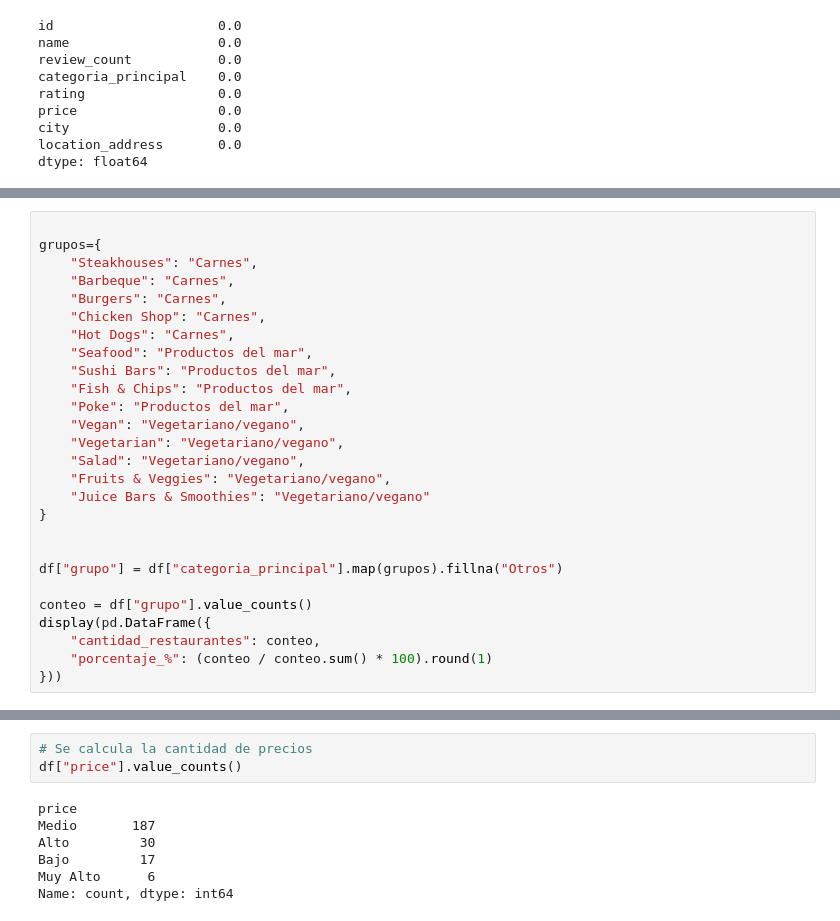
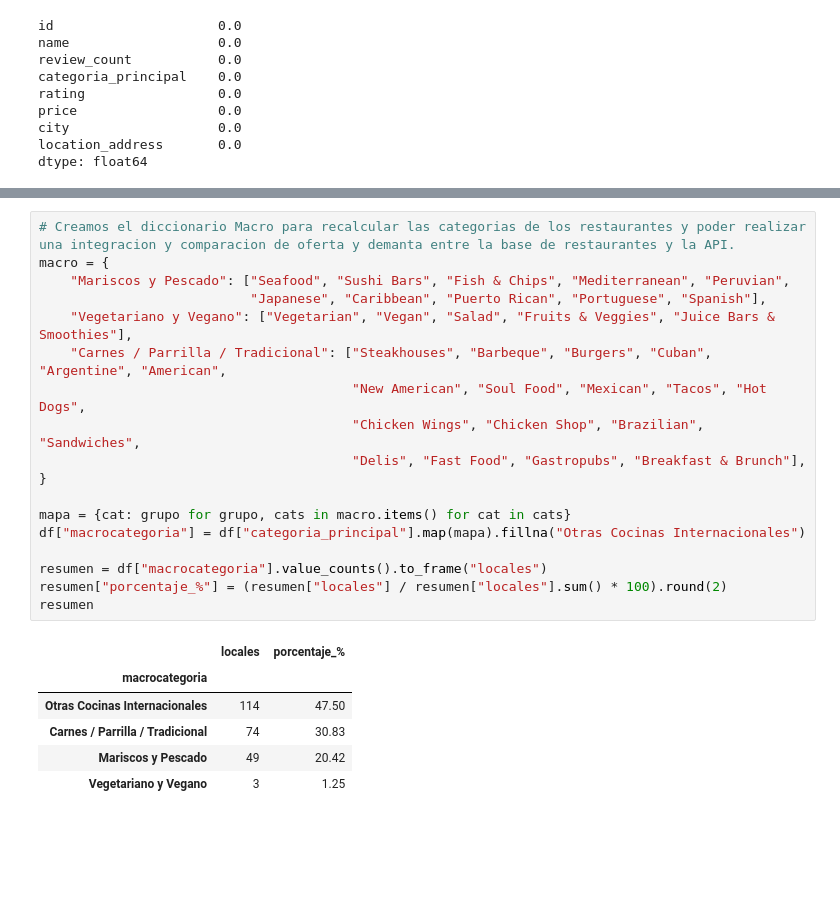
Before and after one commit to juliansella2-jpg/ProyectoM1_JulianMarin, a Jupyter notebook: Avances-Notebooks/avance2Apiyeld_JulianMarin.ipynb, the cells around one changed output, grey strips where cells are left out. Drawn from its saved outputs; the diff is of its cells as text; blank space fills up the shorter version.

```diff
--- a/Avances-Notebooks/avance2Apiyeld_JulianMarin.ipynb
+++ b/Avances-Notebooks/avance2Apiyeld_JulianMarin.ipynb
@@ -541,27 +511,0 @@ display(pd.DataFrame({
-# %%
-
-grupos={
-    "Steakhouses": "Carnes",
-    "Barbeque": "Carnes",
-    "Burgers": "Carnes",
-    "Chicken Shop": "Carnes",
-    "Hot Dogs": "Carnes",
-    "Seafood": "Productos del mar",
-    "Sushi Bars": "Productos del mar",
-    "Fish & Chips": "Productos del mar",
-    "Poke": "Productos del mar",
-    "Vegan": "Vegetariano/vegano",
-    "Vegetarian": "Vegetariano/vegano",
-    "Salad": "Vegetariano/vegano",
-    "Fruits & Veggies": "Vegetariano/vegano",
-    "Juice Bars & Smoothies": "Vegetariano/vegano"
-}
-
-
-df["grupo"] = df["categoria_principal"].map(grupos).fillna("Otros")
-
-conteo = df["grupo"].value_counts()
-display(pd.DataFrame({
-    "cantidad_restaurantes": conteo,
-    "porcentaje_%": (conteo / conteo.sum() * 100).round(1)
-}))
@@ -575,10 +512,25 @@ display(pd.DataFrame({
-# %%
-# Se calcula la cantidad de precios
-df["price"].value_counts()
-# %% [output]
-price
-Medio       187
-Alto         30
-Bajo         17
-Muy Alto      6
-Name: count, dtype: int64
+# %%
+# Creamos el diccionario Macro para recalcular las categorias de los restaurantes y poder realizar una integracion y comparacion de oferta y demanta entre la base de restaurantes y la API.
+macro = {
+    "Mariscos y Pescado": ["Seafood", "Sushi Bars", "Fish & Chips", "Mediterranean", "Peruvian",
+                           "Japanese", "Caribbean", "Puerto Rican", "Portuguese", "Spanish"],
+    "Vegetariano y Vegano": ["Vegetarian", "Vegan", "Salad", "Fruits & Veggies", "Juice Bars & Smoothies"],
+    "Carnes / Parrilla / Tradicional": ["Steakhouses", "Barbeque", "Burgers", "Cuban", "Argentine", "American",
+                                        "New American", "Soul Food", "Mexican", "Tacos", "Hot Dogs",
+                                        "Chicken Wings", "Chicken Shop", "Brazilian", "Sandwiches",
+                                        "Delis", "Fast Food", "Gastropubs", "Breakfast & Brunch"],
+}
+
+mapa = {cat: grupo for grupo, cats in macro.items() for cat in cats}
+df["macrocategoria"] = df["categoria_principal"].map(mapa).fillna("Otras Cocinas Internacionales")
+
+resumen = df["macrocategoria"].value_counts().to_frame("locales")
+resumen["porcentaje_%"] = (resumen["locales"] / resumen["locales"].sum() * 100).round(2)
+resumen
+# %% [output]
+|  | locales | porcentaje_% |
+| macrocategoria |  |  |
+| Otras Cocinas Internacionales | 114 | 47.50 |
+| Carnes / Parrilla / Tradicional | 74 | 30.83 |
+| Mariscos y Pescado | 49 | 20.42 |
+| Vegetariano y Vegano | 3 | 1.25 |
```
Also changed, not shown: parts of 32 cells of this notebook, 9 other files.
